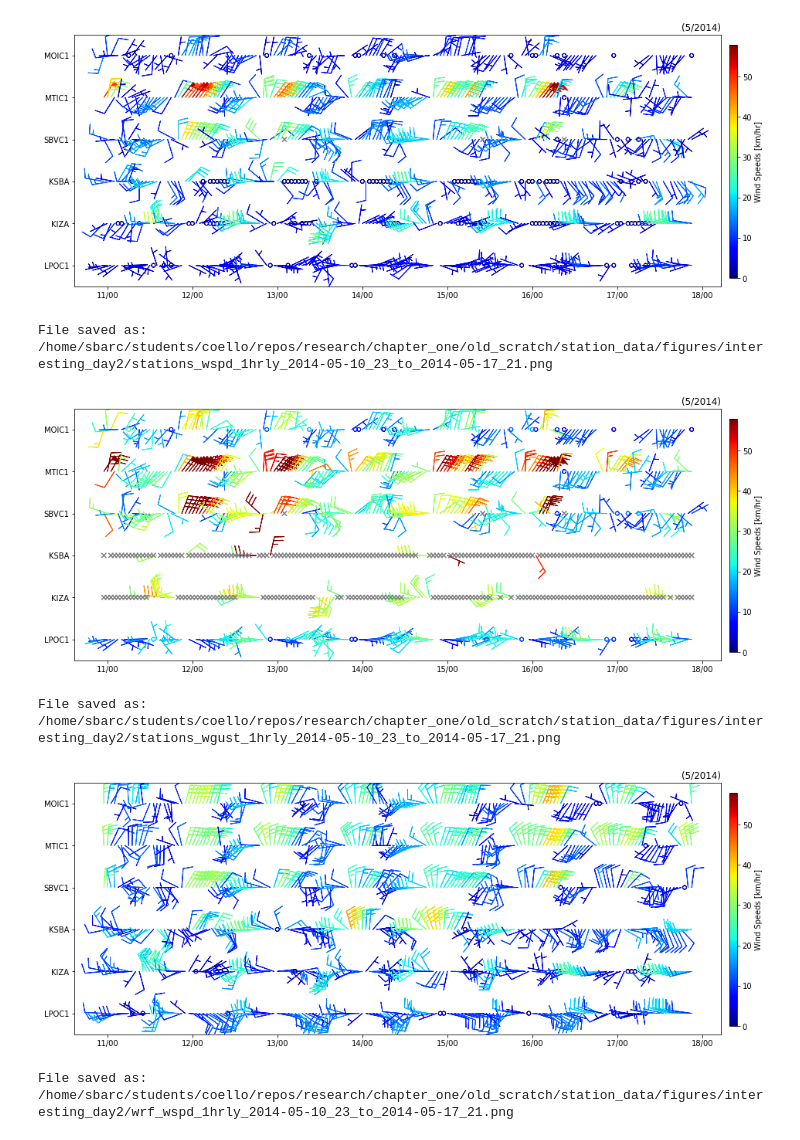
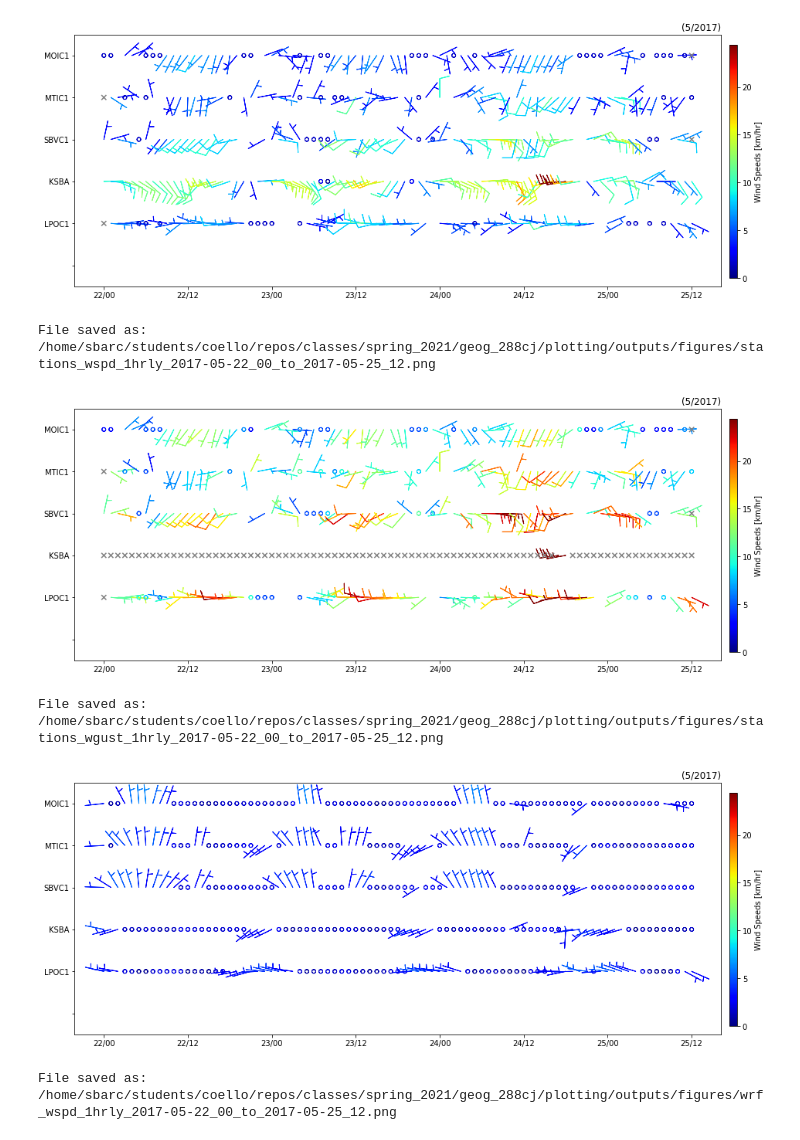
Before and after one commit to mmcoello/spring_2021, a Jupyter notebook: geog_288cj/plotting/analysis/station_data_v_wrf.ipynb, the cells around one changed output. Drawn from its saved outputs; the diff is of its cells as text; code cells hidden in the pictures.

Commit message:
got station data code to work with surface data but still needs to be investigated because something seems funny or the model sure sucked haha

```diff
--- a/geog_288cj/plotting/analysis/station_data_v_wrf.ipynb
+++ b/geog_288cj/plotting/analysis/station_data_v_wrf.ipynb
@@ -244,13 +244,18 @@ def plot_station_barbs(data, date_time, var_key, stations, y_pos, data_units, cm
 # %%
 wnd_units = 'km/hr'
 
-# set data directory and output directory
-datadir = '/home/sbarc/students/coello/repos/research/research_old_data/interesting_day_2_2014/station_data/'
-outdir = '/home/sbarc/students/coello/repos/research/chapter_one/old_scratch/station_data/figures/interesting_day2/'
+# set filepath
+datadir = '../input_data/station_data/'
 
-station_lats = [34.4450, 34.461397, 34.45580,  34.4261914, 34.60694, 34.54440]
-station_lons = [-119.625833, -119.649014, -119.70560,  -119.8414927,  -120.07556, -119.79140 ]
-stations = ['MOIC1','MTIC1', 'SBVC1','KSBA','KIZA','LPOC1']
+# set output filepath
+outdir = '/home/sbarc/students/coello/repos/classes/spring_2021/geog_288cj/plotting/outputs/'
+fig_outdir = '/home/sbarc/students/coello/repos/classes/spring_2021/geog_288cj/plotting/outputs/figures/'
+dat_outdir = '/home/sbarc/students/coello/repos/classes/spring_2021/geog_288cj/plotting/outputs/data/'
+
+
+station_lats = [34.4450, 34.461397, 34.45580,  34.4261914, 34.54440]
+station_lons = [-119.625833, -119.649014, -119.70560,  -119.8414927, -119.79140 ]
+stations = ['MOIC1','MTIC1', 'SBVC1','KSBA','LPOC1']
 
 da_list = []
 
@@ -261,21 +266,19 @@ for j in range(len(stations)):
     # read in station data
     station = stations[j]
 
-    filepath = datadir + station + '_interesting_day2' +'.csv'
+    filepath = datadir + station + '_marine_layer_case_study' +'.csv'
 
     df = pd.read_csv(filepath, header=6, skiprows = [7])
+    print('Opened File:', filepath)
 
     # save data
-    T = df['air_temp_set_1'].values * units('degF')
+    T = df['air_temp_set_1'].values * units('degC')
     RH = df['relative_humidity_set_1'].values
-    dewT = df['dew_point_temperature_set_1d'].values * units('degF')
-    wspd = df['wind_speed_set_1'].values * units('miles/hour').to(units(wnd_units))
+    dewT = df['dew_point_temperature_set_1d'].values * units('degC')
+    wspd = df['wind_speed_set_1'].values * units('m/s').to(units(wnd_units))
     wdir = df['wind_direction_set_1'].values * units('degree')
-    wgust = df['wind_gust_set_1'].values * units('miles/hour').to(units(wnd_units))
+    wgust = df['wind_gust_set_1'].values * units('m/s').to(units(wnd_units))
     dates = df['Date_Time'].values
-
-    T = T.to(units('degC'))
-    dewT = dewT.to(units('degC'))
 
     u, v = wind_components(wspd, wdir)
 
@@ -461,21 +399,21 @@ Opened File: /home/sbarc/wrf/wrf401/sbareg/2014/wrfout_d04_2DVar_2014-05-18_00:0
 # %%
 levels_wspd = [0, np.nanmax(da.wspd)]
 
 plot_station_barbs(da, da.time, 'wspd', stations, [6, 5, 4, 3, 2, 1], \
-                   'Wind Speeds [' + wnd_units + ']', levels_wspd, 1, 'stations', (15,6), '', outdir)
+                   'Wind Speeds [' + wnd_units + ']', levels_wspd, 1, 'stations', (15,6), '', fig_outdir)
 
 plot_station_barbs(da, da.time, 'wgust', stations, [6, 5, 4, 3, 2, 1], \
-                   'Wind Speeds [' + wnd_units + ']', levels_wspd, 1, 'stations', (15,6), '', outdir)
+                   'Wind Speeds [' + wnd_units + ']', levels_wspd, 1, 'stations', (15,6), '', fig_outdir)
 
 plot_station_barbs(dwrf, da.time, 'wspd', stations, [6, 5, 4, 3, 2, 1], \
-                   'Wind Speeds [' + wnd_units + ']', levels_wspd, 1, 'wrf',(15,6), '', outdir)
+                   'Wind Speeds [' + wnd_units + ']', levels_wspd, 1, 'wrf',(15,6), '', fig_outdir)
 # %% [output]
-[figure, old version]
+[figure, new version]
-File saved as: /home/sbarc/students/coello/repos/research/chapter_one/old_scratch/station_data/figures/interesting_day2/stations_wspd_1hrly_2014-05-10_23_to_2014-05-17_21.png
+File saved as: /home/sbarc/students/coello/repos/classes/spring_2021/geog_288cj/plotting/outputs/figures/stations_wspd_1hrly_2017-05-22_00_to_2017-05-25_12.png
-[figure, old version]
+[figure, new version]
-File saved as: /home/sbarc/students/coello/repos/research/chapter_one/old_scratch/station_data/figures/interesting_day2/stations_wgust_1hrly_2014-05-10_23_to_2014-05-17_21.png
+File saved as: /home/sbarc/students/coello/repos/classes/spring_2021/geog_288cj/plotting/outputs/figures/stations_wgust_1hrly_2017-05-22_00_to_2017-05-25_12.png
-[figure, old version]
+[figure, new version]
-File saved as: /home/sbarc/students/coello/repos/research/chapter_one/old_scratch/station_data/figures/interesting_day2/wrf_wspd_1hrly_2014-05-10_23_to_2014-05-17_21.png
+File saved as: /home/sbarc/students/coello/repos/classes/spring_2021/geog_288cj/plotting/outputs/figures/wrf_wspd_1hrly_2017-05-22_00_to_2017-05-25_12.png
 # %%
 def plot_station_winds(data, wrf, date_time, stations, outdir, wind_untis):
 
```
Also changed, not shown: parts of 5 cells of this notebook, 4 other files.
